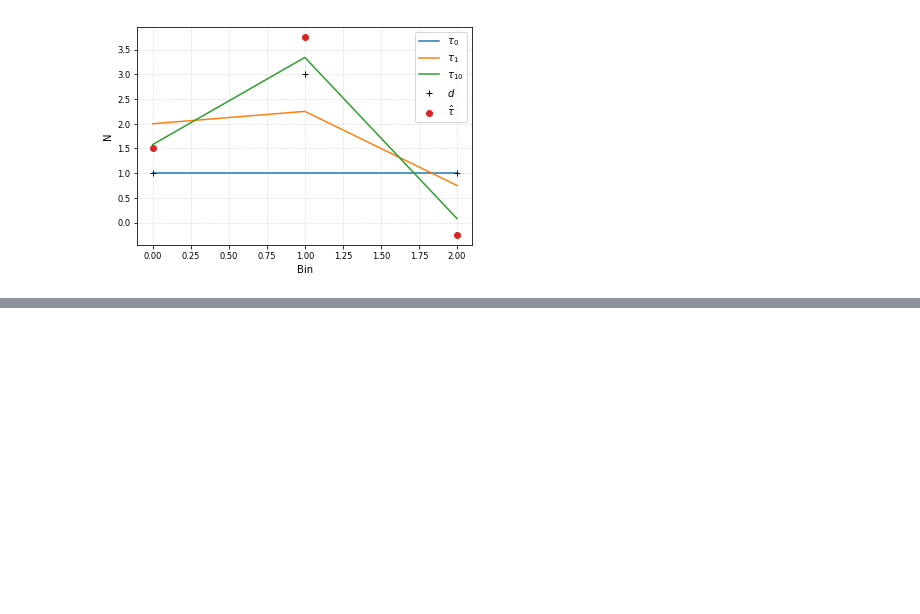
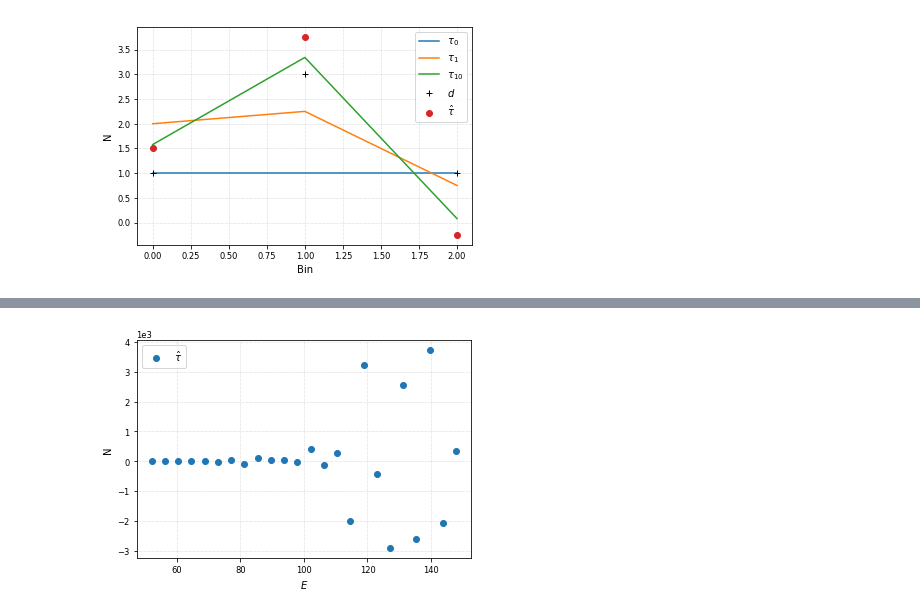
Before and after one commit to tianluyuan/ffunf, a Jupyter notebook: ffunf.ipynb, the cells around one changed output, grey strips where cells are left out. Cells and saved outputs as stored; diff of their text form; code cells hidden in the pictures; blank space fills up the shorter version.

```diff
--- a/ffunf.ipynb
+++ b/ffunf.ipynb
@@ -95,0 +141,8 @@ def generate_mc():
+# %%
+plt.plot(centers, np.dot(np.linalg.inv(Amc),hdata), 'o', label=r'$\hat{\tau}$')
+plt.xlabel(r'$E$')
+plt.ylabel('N')
+plt.legend()
+plt.savefig('ivunf_toy.png', dpi=300)
+# %% [output]
+[figure, added]
```
Also changed, not shown: parts of 8 cells of this notebook.
